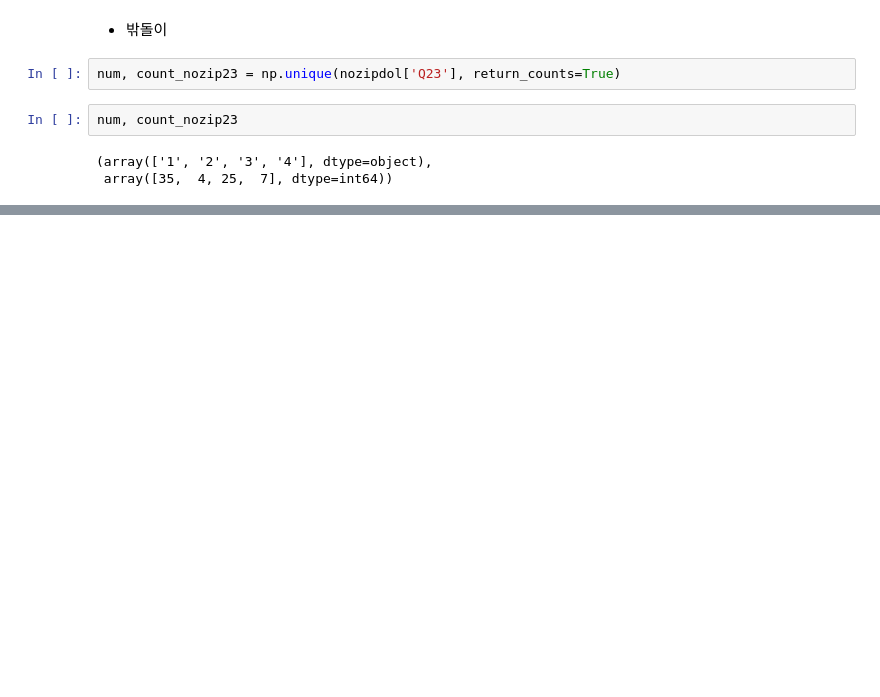
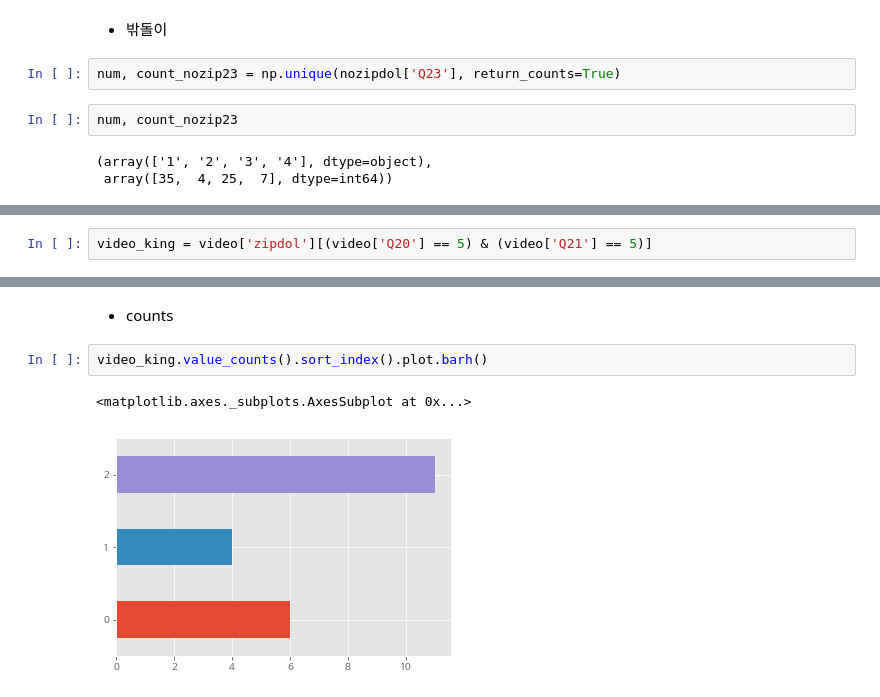
Before and after one commit to SOYNGPARK/shcard-summerschool, a Jupyter notebook: zipdol_survey20-23.ipynb, the cells around one changed output, grey strips where cells are left out. Cells and saved outputs as stored; diff of their text form; blank space fills up the shorter version.

```diff
--- a/zipdol_survey20-23.ipynb
+++ b/zipdol_survey20-23.ipynb
@@ -360,0 +463,2 @@ num, count_nozip23
+# %%
+video_king = video['zipdol'][(video['Q20'] == 5) & (video['Q21'] == 5)]
@@ -360,0 +469,7 @@ num, count_nozip23
+# %% [markdown]
+* counts
+# %%
+video_king.value_counts().sort_index().plot.barh()
+# %% [output]
+<matplotlib.axes._subplots.AxesSubplot at 0x...>
+[figure, added]
```
Also changed, not shown: parts of 49 cells of this notebook, 1 other file.
